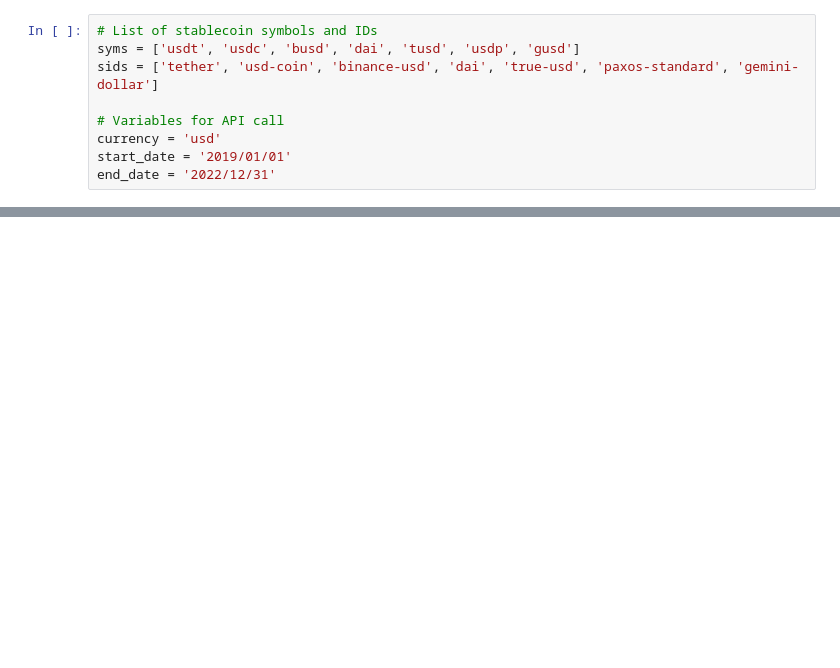
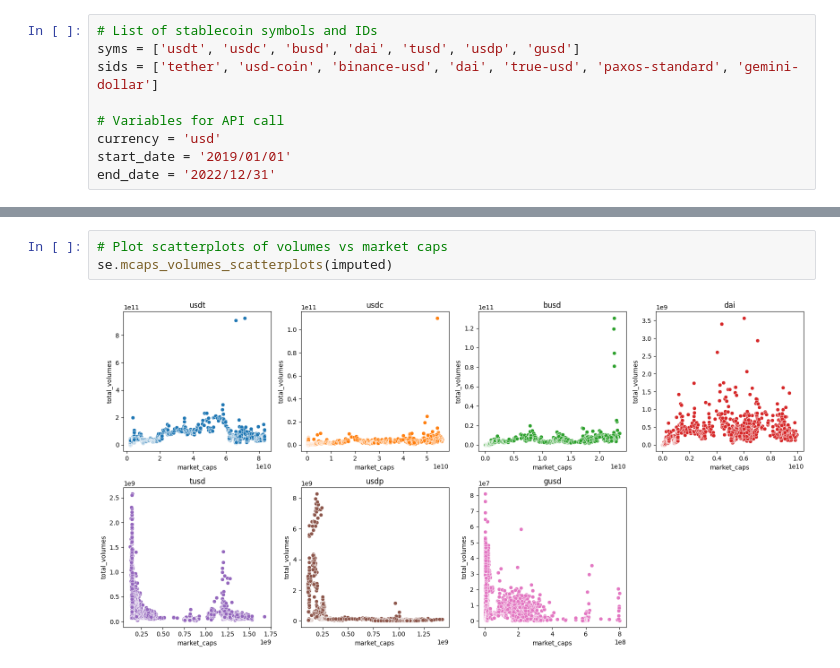
Before and after one commit to kietnguyen01/Remittance-Fees-Analysis, a Jupyter notebook: stablecoin.ipynb, the cells around one changed output, grey strips where cells are left out. Saved outputs shown, nothing was run; the diff lists cells and outputs as text; blank space fills up the shorter version.

```diff
--- a/stablecoin.ipynb
+++ b/stablecoin.ipynb
@@ -54,0 +107,5 @@ imputed['fees'] = cc.winsorize_df(imputed['fees'], (0.01, 0.01))
+# %%
+# Plot scatterplots of volumes vs market caps
+se.mcaps_volumes_scatterplots(imputed)
+# %% [output]
+[figure, added]
```
Also changed, not shown: parts of 9 cells of this notebook, 3 other files.
